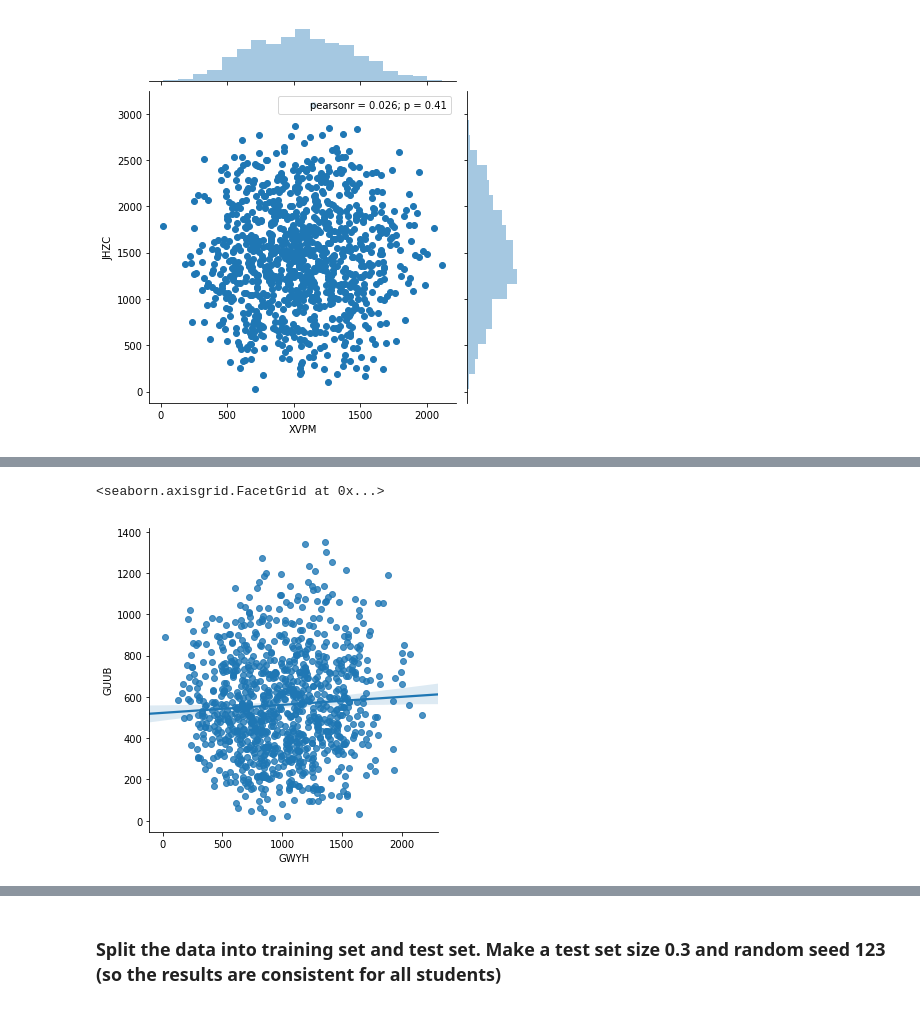
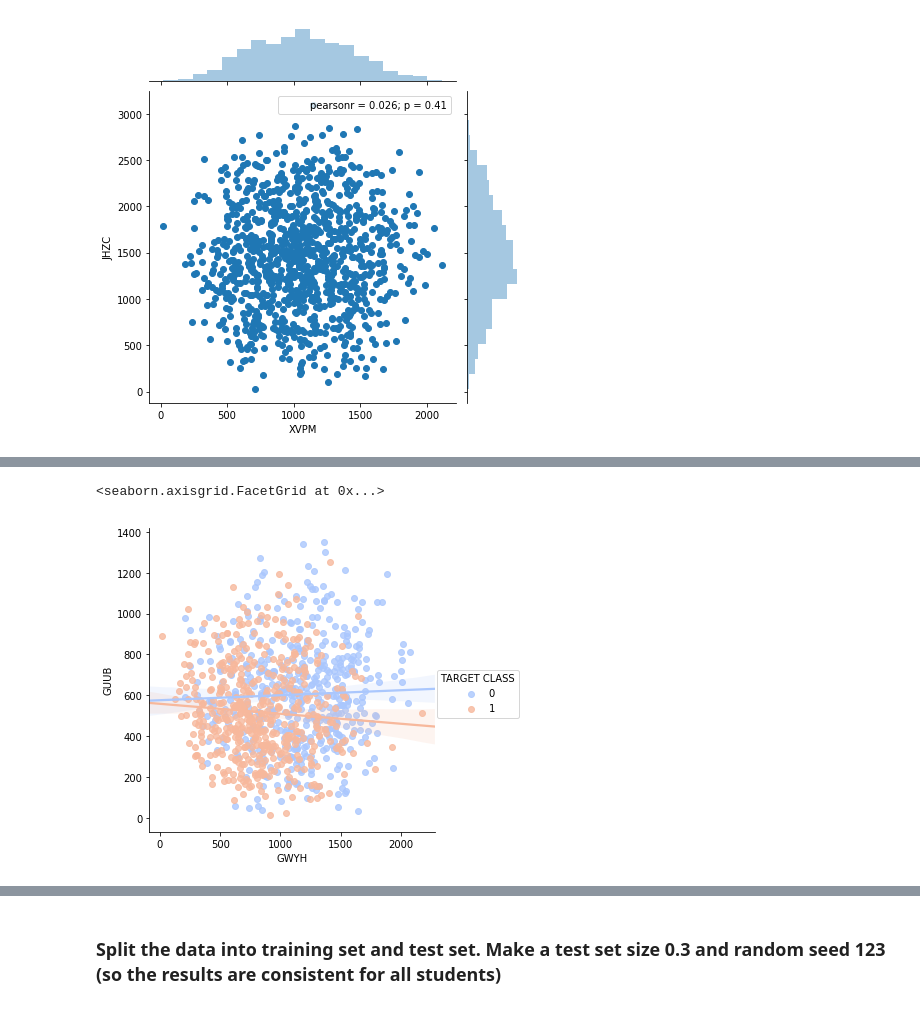
Before and after one commit to keitheck/data-science, a Jupyter notebook: class-09-clustering/kNN.ipynb, the cells around one changed output, grey strips where cells are left out. Cells and saved outputs as stored; diff of their text form; code cells hidden in the pictures.

```diff
--- a/class-09-clustering/kNN.ipynb
+++ b/class-09-clustering/kNN.ipynb
@@ -93,6 +93,6 @@ sns.lmplot(x='MGJM', y='TLLZ', data=df)
 # %%
-sns.lmplot(x='GWYH', y='GUUB', data=df)
+sns.lmplot(x='GWYH', y='GUUB', data=df,hue='TARGET CLASS',palette='coolwarm')
 # %% [output]
 <seaborn.axisgrid.FacetGrid at 0x...>
-[figure, old version]
+[figure, new version]
 # %%
```
Also changed, not shown: parts of 14 cells of this notebook.
